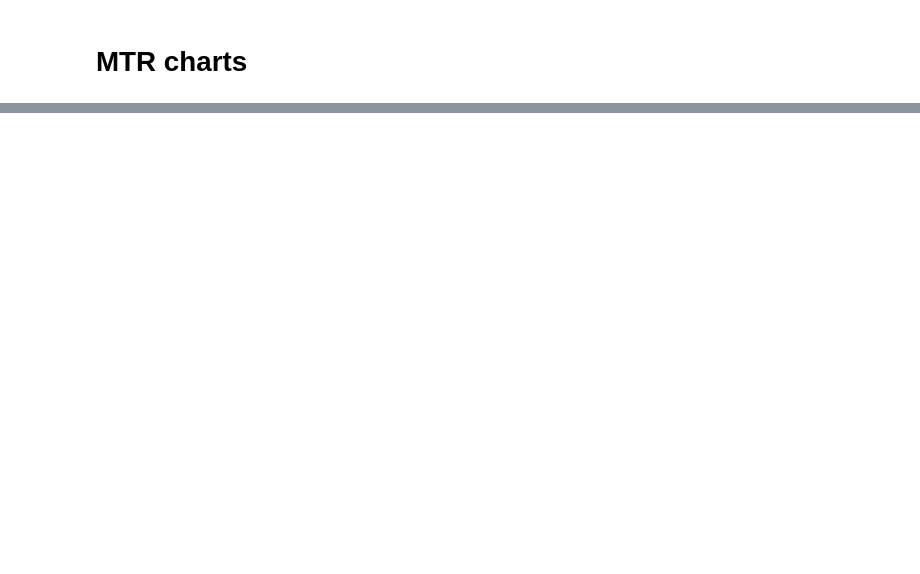
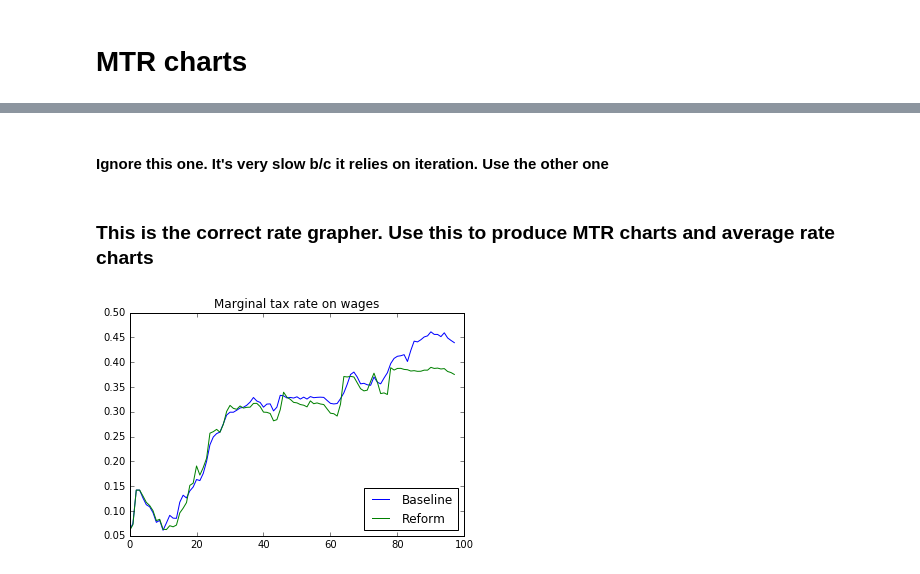
Before and after one commit to PSLmodels/Tax-Calculator, a Jupyter notebook: docs/notebooks/BetterWayReform.ipynb, the cells around one changed output, grey strips where cells are left out. Saved outputs shown, nothing was run; the diff lists cells and outputs as text; code cells hidden in the pictures; blank space fills up the shorter version.

```diff
--- a/docs/notebooks/BetterWayReform.ipynb
+++ b/docs/notebooks/BetterWayReform.ipynb
@@ -32,18 +32,17 @@ records_xx = Records("../../puf.csv")
 #    Should mimic non-refundable $500 deduction for non-child dependent and $1500 child tax credit
 # Child tax credit phaseout for married couples increased to $150K
 # Eliminated all itemized deductions except mortgage and charity
-# Excluded half of interest income from final taxable interest income
+# Excluded half of interest income from final taxable interest income to match rates on cap gains/dividends
 # Cap gains & dividend income changed
 #    Second cap gains threshold moved to same as fourth income tax bracket
 #    Rates adjusted to 6%, 12.5% and 16.5%
+# Eliminated NIIT
 
-# Didn't implement business pass-thru rate to 25%
+# Didn't implement business pass-thru rate to 25%--try 31.3% top rate instead
 # Didn't implement change from depreciation to expensing
 # Didn't deal with eliminating net interest expense deductions for businesses
 # Didn't eliminate Section 199
 # Didn't implement changes to net operating losses
-# Didn't implement tax reforms in Better Way health reforms plan
-
 
 
 
@@ -62,8 +61,12 @@ reform_y1 = {
         '_AMT_trt1': [0.0],
         '_AMT_trt2': [0.0],
         '_STD': [[12000, 24000, 12000, 18000, 24000, 12000, 500]],
+        '_STD_Aged': [[0,0,0,0,0,0],
+                      [0,0,0,0,0,0],
+                      [0,0,0,0,0,0],
+                      [0,0,0,0,0,0]],
         '_II_em': [0,0,0,0],
-        '_CTC_c': [1500],
+        '_CTC_c': [1000],
         '_CTC_ps': [[75000, 150000, 55000, 75000, 75000, 55000]],
         '_ID_StateLocalTax_HC': [1.0],
         '_ID_Medical_HC': [1.0],
@@ -78,13 +81,15 @@ reform_y1 = {
                      [190150, 231450, 115725, 210800, 231450, 115725]],
         '_CG_rt1': [0.06],
         '_CG_rt2': [0.125],
-        '_CG_rt3': [0.165]
+        '_CG_rt3': [0.165],
+        '_NIIT_trt': [0.0]
     }
 }
 
 policy_y1.implement_reform(reform_y1)
 
-behavior_traits = {2017: {'_BE_inc': [0.0], '_BE_sub': [0.3], '_BE_cg': [0.2]}}
+behavior_traits = {2017: {'_BE_inc': [0.0], '_BE_sub': [0.3], '_BE_cg': [2.7]}}
+#For substitution effect, Saez, Slemrod and Giertz put it between 0.12 and 0.4
 # %% [markdown]
 # Static calculators
 # %%
@@ -144,0 +150,4 @@ print static_path
+# %%
+for i in range(10):
+    print static_path[i]
+#These are the revenue impacts for the years 2017-2026
@@ -201,0 +222,4 @@ print behavioral_path
+# %%
+for i in range(10):
+    print behavioral_path[i]
+#Dynamic revenue impacts for years 2017-2026
@@ -397,11 +447,6 @@ calc_InvTax = Calculator(policy_InvTax, records_InvTax, behavior_InvTax)
 for i in range(4):
     calc_InvTax.increment_year()
 assert calc_InvTax.current_year == 2017
-
-calc_cgtest = Calculator(policy_cgtest, records_cgtest, behavior_cgtest)
-for i in range(4):
-    calc_cgtest.increment_year()
-assert calc_cgtest.current_year == 2017
 # %% [output]
 You loaded data for 2009.
 Your data have been extrapolated to 2013.
@@ -629,0 +566,2 @@ create_mtr_graph(calc_xx, calc_y1_std, MARS=2,  weights = weighted, tab = 'c0010
+# %% [markdown]
+#### Ignore this one. It's very slow b/c it relies on iteration. Use the other one
@@ -629,0 +663,2 @@ create_mtr_graph(calc_xx, calc_y1_std, MARS=2,  weights = weighted, tab = 'c0010
+# %% [markdown]
+### This is the correct rate grapher. Use this to produce MTR charts and average rate charts
@@ -629,0 +746,4 @@ create_mtr_graph(calc_xx, calc_y1_std, MARS=2,  weights = weighted, tab = 'c0010
+# %%
+plot_evenly(calc_xx, calc_y1_beh, 'mtr')
+# %% [output]
+[figure, added]
```
Also changed, not shown: parts of 36 cells of this notebook.
